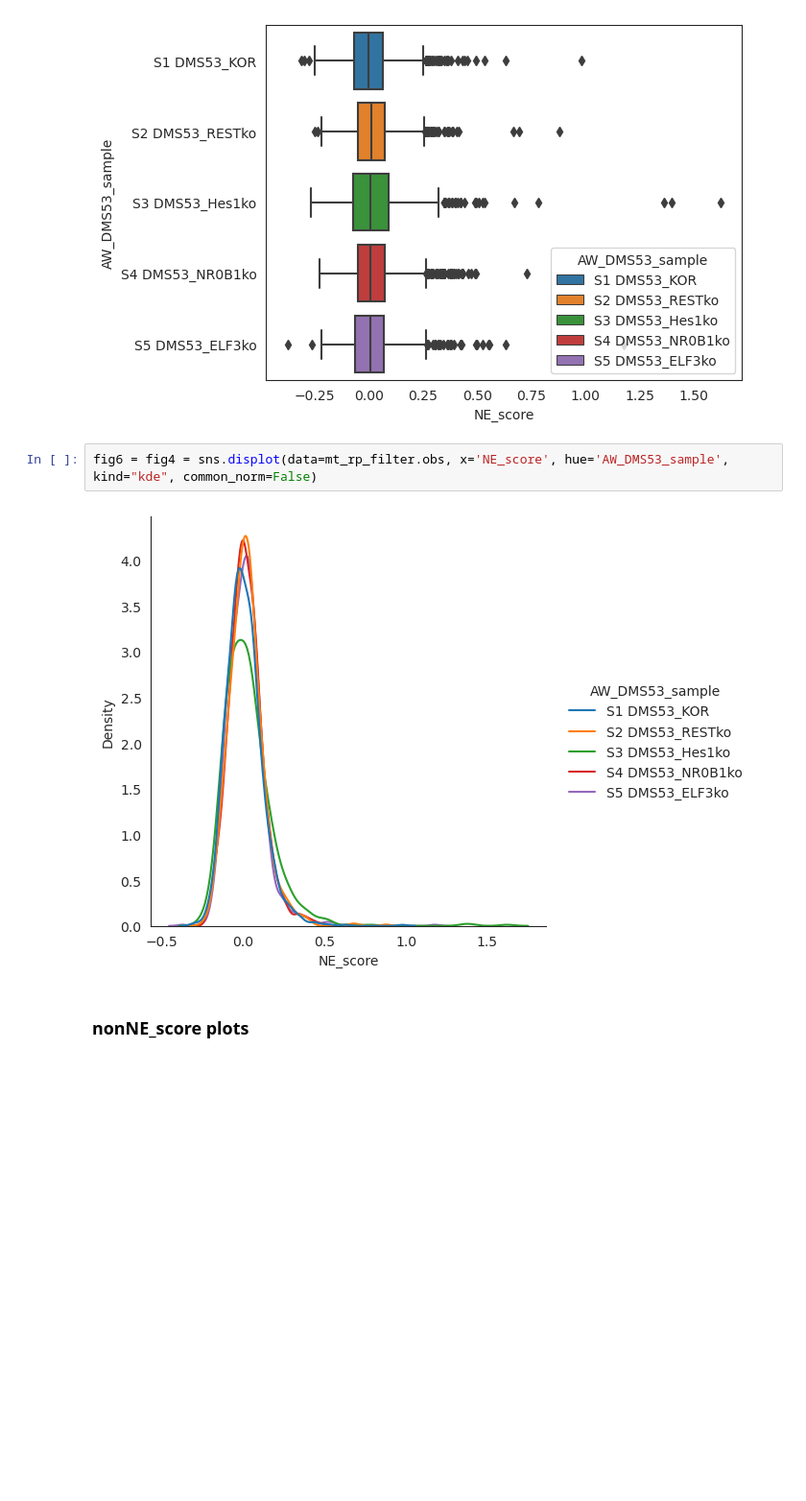
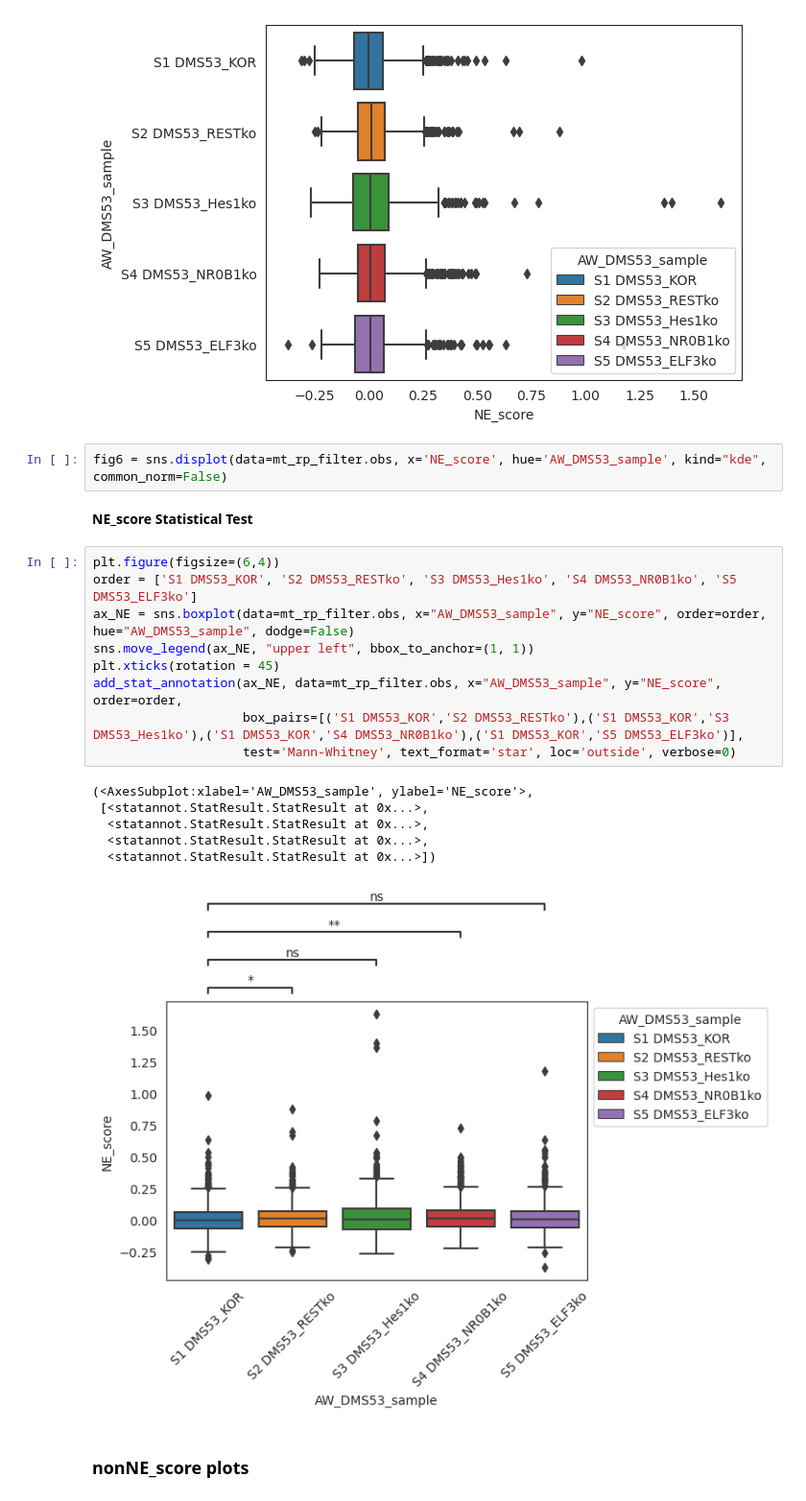
Before and after one commit to QuLab-VU/tempo_code, a Jupyter notebook: rna_seq/DMS53_MT_RP_filter.ipynb, the cells around one changed output. Shown at 96% size. Saved outputs shown, nothing was run; the diff lists cells and outputs as text; blank space fills up the shorter version.

Commit message:
statistical test plots added

```diff
--- a/rna_seq/DMS53_MT_RP_filter.ipynb
+++ b/rna_seq/DMS53_MT_RP_filter.ipynb
@@ -365,9 +366,25 @@ fig5 = sns.boxplot(data=mt_rp_filter.obs, x="NE_score", y="AW_DMS53_sample", hue
 # %% [output]
 [figure]
 # %%
-fig6 = fig4 = sns.displot(data=mt_rp_filter.obs, x='NE_score', hue='AW_DMS53_sample', kind="kde", common_norm=False)
+fig6 = sns.displot(data=mt_rp_filter.obs, x='NE_score', hue='AW_DMS53_sample', kind="kde", common_norm=False)
-# %% [output]
-[figure, removed]
+# %% [markdown]
+**NE_score Statistical Test**
+# %%
+plt.figure(figsize=(6,4))
+order = ['S1 DMS53_KOR', 'S2 DMS53_RESTko', 'S3 DMS53_Hes1ko', 'S4 DMS53_NR0B1ko', 'S5 DMS53_ELF3ko']
+ax_NE = sns.boxplot(data=mt_rp_filter.obs, x="AW_DMS53_sample", y="NE_score", order=order, hue="AW_DMS53_sample", dodge=False)
+sns.move_legend(ax_NE, "upper left", bbox_to_anchor=(1, 1))
+plt.xticks(rotation = 45)
+add_stat_annotation(ax_NE, data=mt_rp_filter.obs, x="AW_DMS53_sample", y="NE_score", order=order,
+                    box_pairs=[('S1 DMS53_KOR','S2 DMS53_RESTko'),('S1 DMS53_KOR','S3 DMS53_Hes1ko'),('S1 DMS53_KOR','S4 DMS53_NR0B1ko'),('S1 DMS53_KOR','S5 DMS53_ELF3ko')],
+                    test='Mann-Whitney', text_format='star', loc='outside', verbose=0)
+# %% [output]
+(<AxesSubplot:xlabel='AW_DMS53_sample', ylabel='NE_score'>,
+ [<statannot.StatResult.StatResult at 0x...>,
+  <statannot.StatResult.StatResult at 0x...>,
+  <statannot.StatResult.StatResult at 0x...>,
+  <statannot.StatResult.StatResult at 0x...>])
+[figure, added]
 # %% [markdown]
 ### nonNE_score plots
 # %%
```
Also changed, not shown: parts of 16 cells of this notebook.
